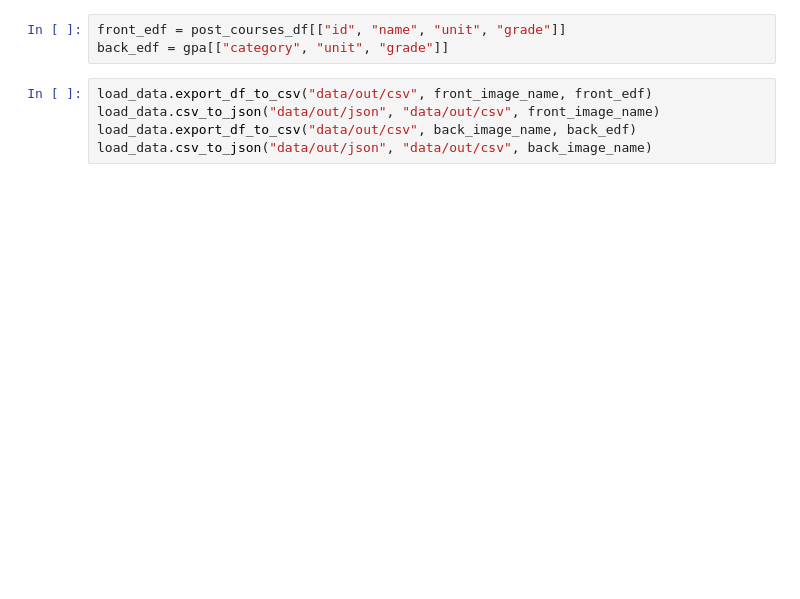
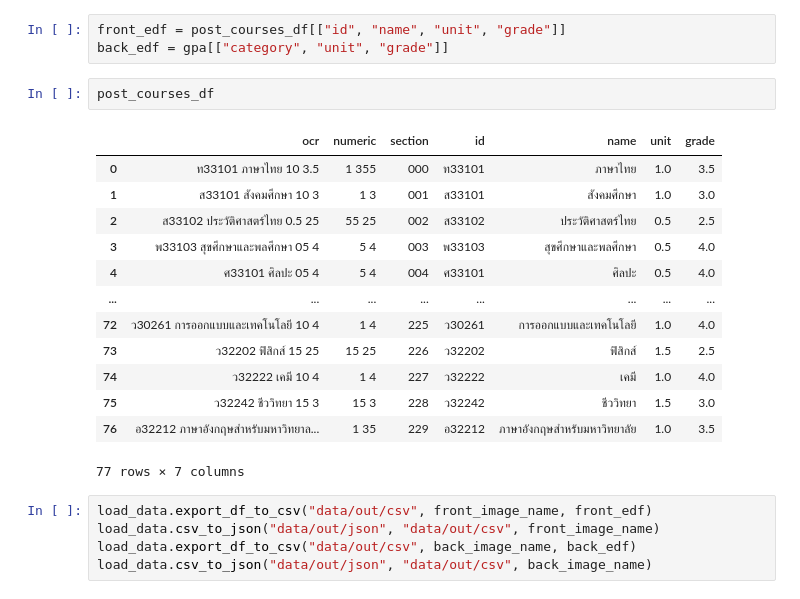
Before and after one commit to OhmSuphanat/transOCR, a Jupyter notebook: main.ipynb, the cells around one changed output. Drawn from its saved outputs; the diff is of its cells as text; blank space fills up the shorter version.

```diff
--- a/main.ipynb
+++ b/main.ipynb
@@ -51,6 +51,22 @@ Speed: 2.0ms preprocess, 594.7ms inference, 0.3ms postprocess per image at shape
 # %%
 front_edf = post_courses_df[["id", "name", "unit", "grade"]]
 back_edf = gpa[["category", "unit", "grade"]]
+# %%
+post_courses_df
+# %% [output]
+|  | ocr | numeric | section | id | name | unit | grade |
+| 0 | ท33101 ภาษาไทย 10 3.5 | 1 355 | 000 | ท33101 | ภาษาไทย | 1.0 | 3.5 |
+| 1 | ส33101 สังคมศึกษา 10 3 | 1 3 | 001 | ส33101 | สังคมศึกษา | 1.0 | 3.0 |
+| 2 | ส33102 ประวัติศาสตร์ไทย 0.5 25 | 55 25 | 002 | ส33102 | ประวัติศาสตร์ไทย | 0.5 | 2.5 |
+| 3 | พ33103 สุขศึกษาและพลศึกษา 05 4 | 5 4 | 003 | พ33103 | สุขศึกษาและพลศึกษา | 0.5 | 4.0 |
+| 4 | ศ33101 ศิลปะ 05 4 | 5 4 | 004 | ศ33101 | ศิลปะ | 0.5 | 4.0 |
+| ... | ... | ... | ... | ... | ... | ... | ... |
+| 72 | ว30261 การออกแบบและเทคโนโลยี 10 4 | 1 4 | 225 | ว30261 | การออกแบบและเทคโนโลยี | 1.0 | 4.0 |
+| 73 | ว32202 ฟิสิกส์ 15 25 | 15 25 | 226 | ว32202 | ฟิสิกส์ | 1.5 | 2.5 |
+| 74 | ว32222 เคมี 10 4 | 1 4 | 227 | ว32222 | เคมี | 1.0 | 4.0 |
+| 75 | ว32242 ชีววิทยา 15 3 | 15 3 | 228 | ว32242 | ชีววิทยา | 1.5 | 3.0 |
+| 76 | อ32212 ภาษาอังกฤษสําหรับมหาวิทยาล... | 1 35 | 229 | อ32212 | ภาษาอังกฤษสําหรับมหาวิทยาลัย | 1.0 | 3.5 |
+77 rows × 7 columns
 # %%
 load_data.export_df_to_csv("data/out/csv", front_image_name, front_edf)
 load_data.csv_to_json("data/out/json", "data/out/csv", front_image_name)
```
Also changed, not shown: parts of 4 cells of this notebook, 2 other files.
